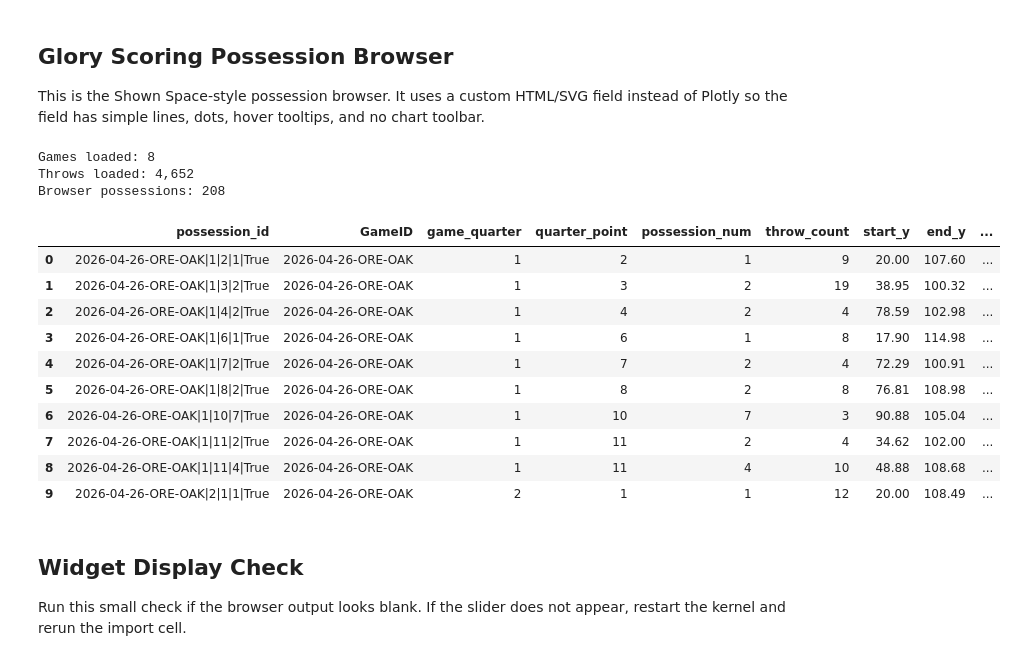
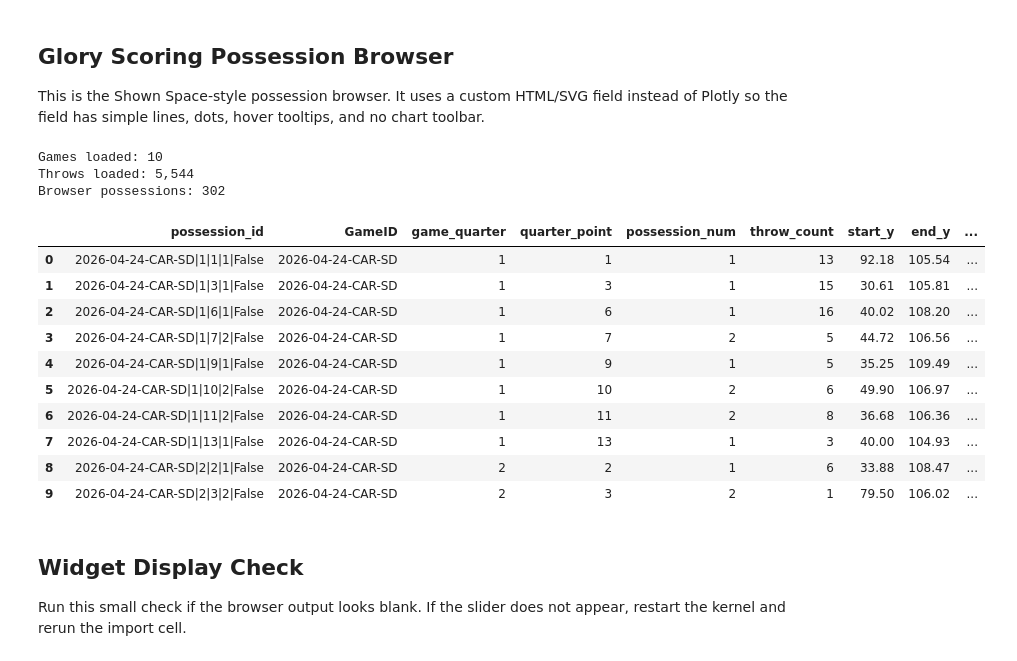
Before and after one commit to Tttaussig33/frisbee-analytics, a Jupyter notebook: notebooks/06_shownspace_path_visuals.ipynb, the cells around one changed output. Cells and saved outputs as stored; diff of their text form; code cells hidden in the pictures.

```diff
--- a/notebooks/06_shownspace_path_visuals.ipynb
+++ b/notebooks/06_shownspace_path_visuals.ipynb
@@ -146,7 +146,7 @@ Analysis possessions: 28
 This is the Shown Space-style possession browser. It uses a custom HTML/SVG field instead of Plotly so the field has simple lines, dots, hover tooltips, and no chart toolbar.
 # %%
 BROWSER_SEASON = 2026
-BROWSER_TEAM_ID = "spiders"
+BROWSER_TEAM_ID = "flyers"
 BROWSER_MAX_GAMES = None  # None means every final game for the team
 
 # Defaults to all Glory scoring possessions. Turn these on only if you want a narrower view.
@@ -180,46 +180,46 @@ if BROWSER_PULL_RECEIVE_SCORES_ONLY:
     ].copy()
 
 if BROWSER_LONG_FIELD_ONLY:
     browser_possessions = browser_possessions[
         browser_possessions["start_y"].le(BROWSER_MAX_START_Y)
         & browser_possessions["field_progress"].ge(BROWSER_MIN_FIELD_PROGRESS)
     ].copy()
 
 if BROWSER_EXCLUDE_HUCKS:
     browser_possessions = browser_possessions[
         browser_possessions["huck_count"].fillna(0).eq(0)
     ].copy()
 
 browser_ids = set(browser_possessions["possession_id"])
 browser_paths = [
     path for path in browser_paths
     if path["possession_id"].iloc[0] in browser_ids
 ]
 
 print(f"Games loaded: {len(browser_games):,}")
 print(f"Throws loaded: {len(browser_throws):,}")
 print(f"Browser possessions: {len(browser_possessions):,}")
 
 browser_possessions[[
     "possession_id", "GameID", "game_quarter", "quarter_point",
     "possession_num", "throw_count", "start_y", "end_y",
     "field_progress", "total_aec", "aec_per_throw"
 ]].head(10)
 # %% [output]
-Games loaded: 8
-Throws loaded: 4,652
-Browser possessions: 208
+Games loaded: 10
+Throws loaded: 5,544
+Browser possessions: 302
 |  | possession_id | GameID | game_quarter | quarter_point | possession_num | throw_count | start_y | end_y | ... |
-| 0 | 2026-04-26-ORE-OAK|1|2|1|True | 2026-04-26-ORE-OAK | 1 | 2 | 1 | 9 | 20.00 | 107.60 | ... |
-| 1 | 2026-04-26-ORE-OAK|1|3|2|True | 2026-04-26-ORE-OAK | 1 | 3 | 2 | 19 | 38.95 | 100.32 | ... |
-| 2 | 2026-04-26-ORE-OAK|1|4|2|True | 2026-04-26-ORE-OAK | 1 | 4 | 2 | 4 | 78.59 | 102.98 | ... |
-| 3 | 2026-04-26-ORE-OAK|1|6|1|True | 2026-04-26-ORE-OAK | 1 | 6 | 1 | 8 | 17.90 | 114.98 | ... |
-| 4 | 2026-04-26-ORE-OAK|1|7|2|True | 2026-04-26-ORE-OAK | 1 | 7 | 2 | 4 | 72.29 | 100.91 | ... |
-| 5 | 2026-04-26-ORE-OAK|1|8|2|True | 2026-04-26-ORE-OAK | 1 | 8 | 2 | 8 | 76.81 | 108.98 | ... |
-| 6 | 2026-04-26-ORE-OAK|1|10|7|True | 2026-04-26-ORE-OAK | 1 | 10 | 7 | 3 | 90.88 | 105.04 | ... |
-| 7 | 2026-04-26-ORE-OAK|1|11|2|True | 2026-04-26-ORE-OAK | 1 | 11 | 2 | 4 | 34.62 | 102.00 | ... |
-| 8 | 2026-04-26-ORE-OAK|1|11|4|True | 2026-04-26-ORE-OAK | 1 | 11 | 4 | 10 | 48.88 | 108.68 | ... |
-| 9 | 2026-04-26-ORE-OAK|2|1|1|True | 2026-04-26-ORE-OAK | 2 | 1 | 1 | 12 | 20.00 | 108.49 | ... |
+| 0 | 2026-04-24-CAR-SD|1|1|1|False | 2026-04-24-CAR-SD | 1 | 1 | 1 | 13 | 92.18 | 105.54 | ... |
+| 1 | 2026-04-24-CAR-SD|1|3|1|False | 2026-04-24-CAR-SD | 1 | 3 | 1 | 15 | 30.61 | 105.81 | ... |
+| 2 | 2026-04-24-CAR-SD|1|6|1|False | 2026-04-24-CAR-SD | 1 | 6 | 1 | 16 | 40.02 | 108.20 | ... |
+| 3 | 2026-04-24-CAR-SD|1|7|2|False | 2026-04-24-CAR-SD | 1 | 7 | 2 | 5 | 44.72 | 106.56 | ... |
+| 4 | 2026-04-24-CAR-SD|1|9|1|False | 2026-04-24-CAR-SD | 1 | 9 | 1 | 5 | 35.25 | 109.49 | ... |
+| 5 | 2026-04-24-CAR-SD|1|10|2|False | 2026-04-24-CAR-SD | 1 | 10 | 2 | 6 | 49.90 | 106.97 | ... |
+| 6 | 2026-04-24-CAR-SD|1|11|2|False | 2026-04-24-CAR-SD | 1 | 11 | 2 | 8 | 36.68 | 106.36 | ... |
+| 7 | 2026-04-24-CAR-SD|1|13|1|False | 2026-04-24-CAR-SD | 1 | 13 | 1 | 3 | 40.00 | 104.93 | ... |
+| 8 | 2026-04-24-CAR-SD|2|2|1|False | 2026-04-24-CAR-SD | 2 | 2 | 1 | 6 | 33.88 | 108.47 | ... |
+| 9 | 2026-04-24-CAR-SD|2|3|2|False | 2026-04-24-CAR-SD | 2 | 3 | 2 | 1 | 79.50 | 106.02 | ... |
 # %% [markdown]
 ## Widget Display Check
 
```
Also changed, not shown: parts of 1 cell of this notebook, 2 other files.
